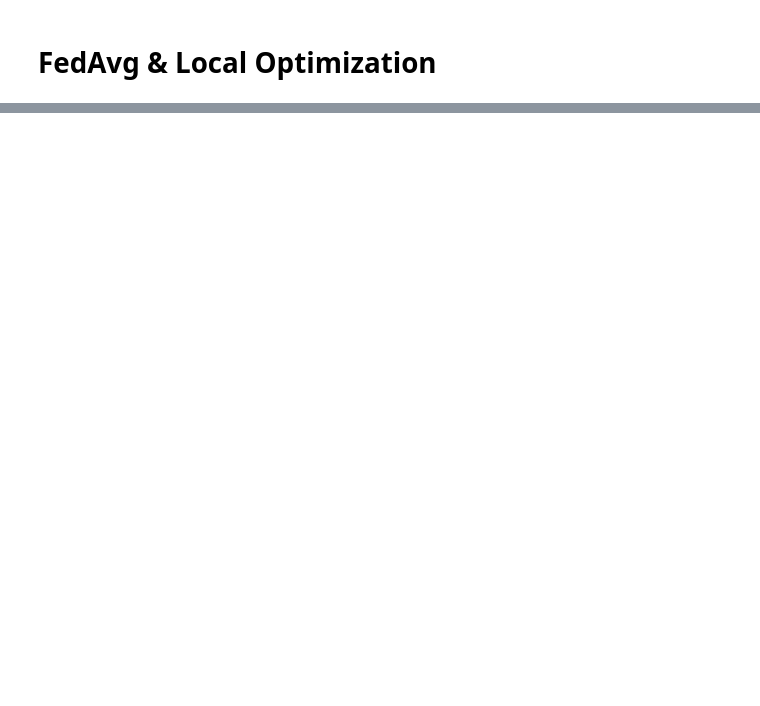
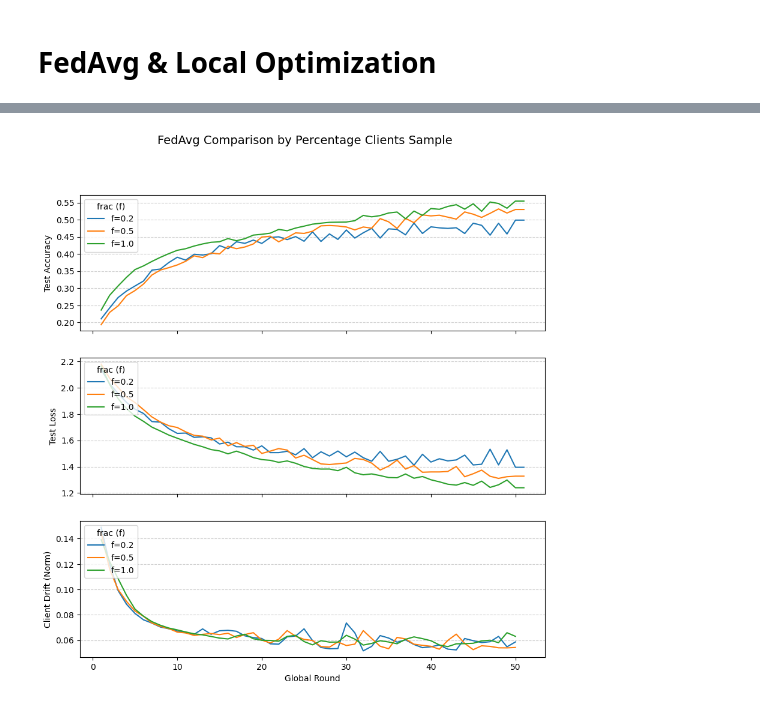
Before and after one commit to Zapy67/ATML-PA-4, a Jupyter notebook: task2.ipynb, the cells around one changed output, grey strips where cells are left out. Cells and saved outputs as stored; diff of their text form; code cells hidden in the pictures; blank space fills up the shorter version.

```diff
--- a/task2.ipynb
+++ b/task2.ipynb
@@ -678,8 +148,0 @@ Evaluate on round 9:
-# %%
-f = fed_avg_exp(sampling_frac=0.5)
-plot_fed_test_acc(f.federated_method.round_metrics, f"FedAvg (sampling fraction = 0.5) Test Accuracy")
-plot_client_drift(f.federated_method.round_metrics, f"Client Drift (sampling fraction = 0.5)")
-# %%
-f = fed_avg_exp(sampling_frac=0.2)
-plot_fed_test_acc(f.federated_method.round_metrics, f"FedAvg (sampling fraction = 0.2) Test Accuracy")
-plot_client_drift(f.federated_method.round_metrics, f"Client Drift (sampling fraction = 0.2)")
@@ -685,0 +199,10 @@ plot_client_drift(f.federated_method.round_metrics, f"Client Drift (sampling fra
+# %%
+#experimental setup 2.
+from IPython.display import clear_output
+metrics_exp_2 = {}
+total_samples = len(trainset.dataset)
+
+for frac in [0.2, 0.5, 1.0]:
+    f = fed_avg_exp(lr=1.5e-2, num_clients=5, num_steps=5, global_runs=50, sampling_frac=frac)
+    metrics_exp_2[frac] = f.federated_method.round_metrics
+    clear_output(wait=True)
@@ -685,0 +406,5 @@ plot_client_drift(f.federated_method.round_metrics, f"Client Drift (sampling fra
+# %%
+plot_metrics(metrics_exp_2, title="FedAvg Comparison by Percentage Clients Sample", label="f", label_desc="frac")
+print(metrics_exp_2)
+# %% [output]
+[figure, added]
```
Also changed, not shown: parts of 19 cells of this notebook, 7 other files.
